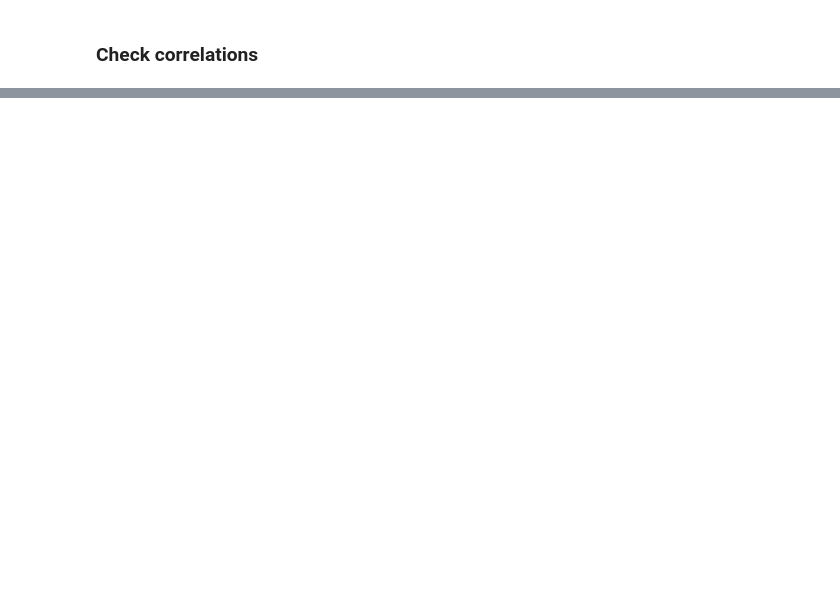
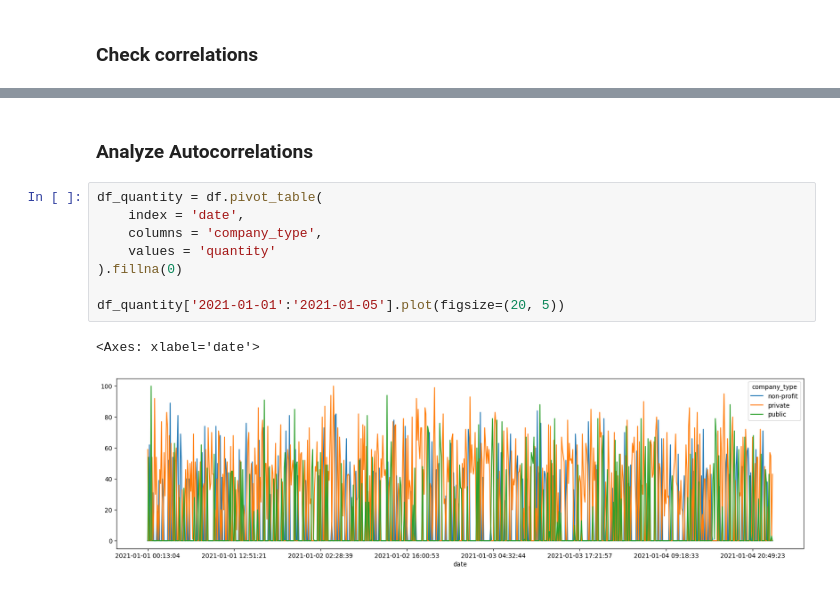
Before and after one commit to RAFAELLOPE/data_mining_project, a Jupyter notebook: analysis/EDA.ipynb, the cells around one changed output, grey strips where cells are left out. Saved outputs shown, nothing was run; the diff lists cells and outputs as text; blank space fills up the shorter version.

Commit message:
Start autocorrelation analysis

```diff
--- a/analysis/EDA.ipynb
+++ b/analysis/EDA.ipynb
@@ -35,0 +218,13 @@ sns.
+# %% [markdown]
+### Analyze Autocorrelations
+# %%
+df_quantity = df.pivot_table(
+    index = 'date',
+    columns = 'company_type',
+    values = 'quantity'
+).fillna(0)
+
+df_quantity['2021-01-01':'2021-01-05'].plot(figsize=(20, 5))
+# %% [output]
+<Axes: xlabel='date'>
+[figure, added]
```
Also changed, not shown: parts of 11 cells of this notebook.
